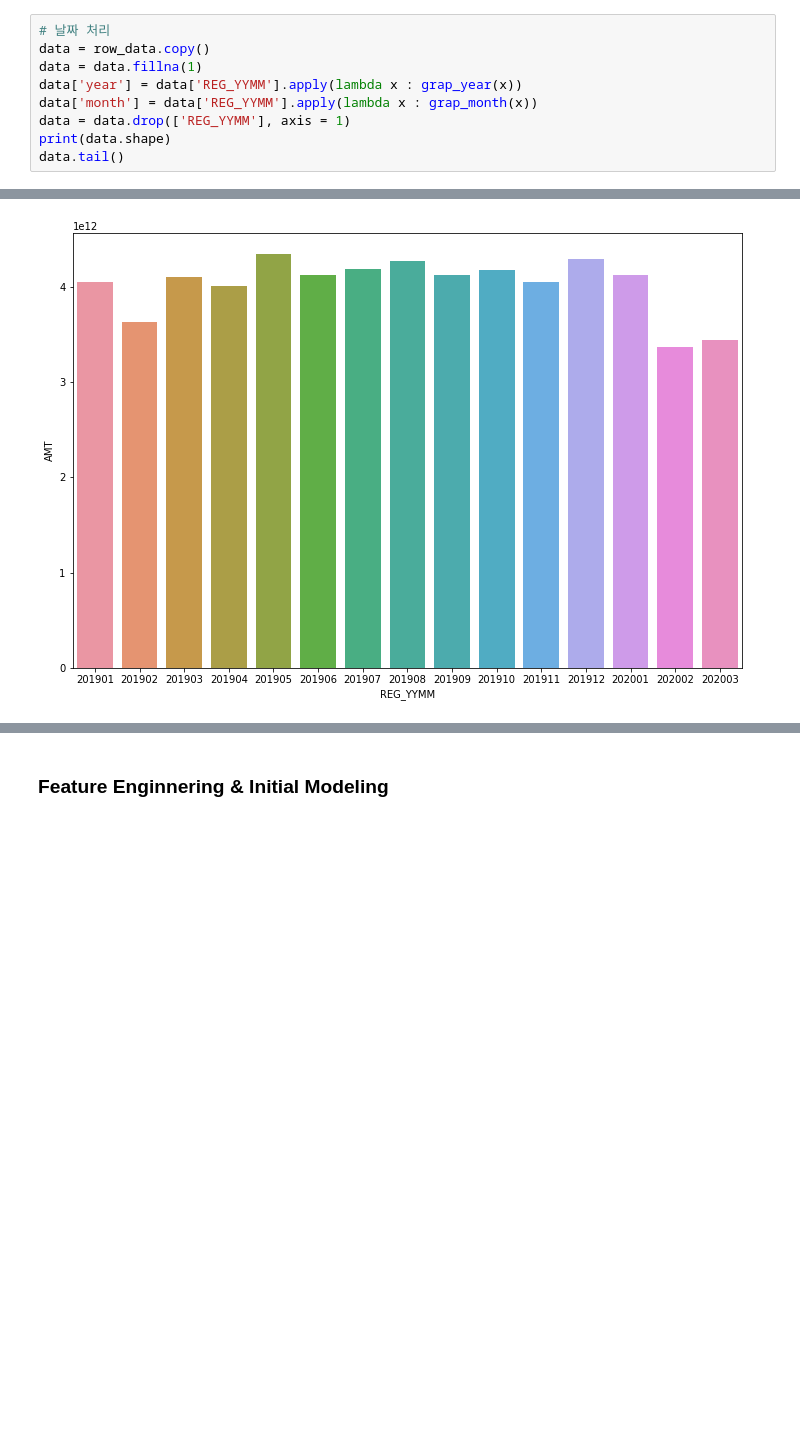
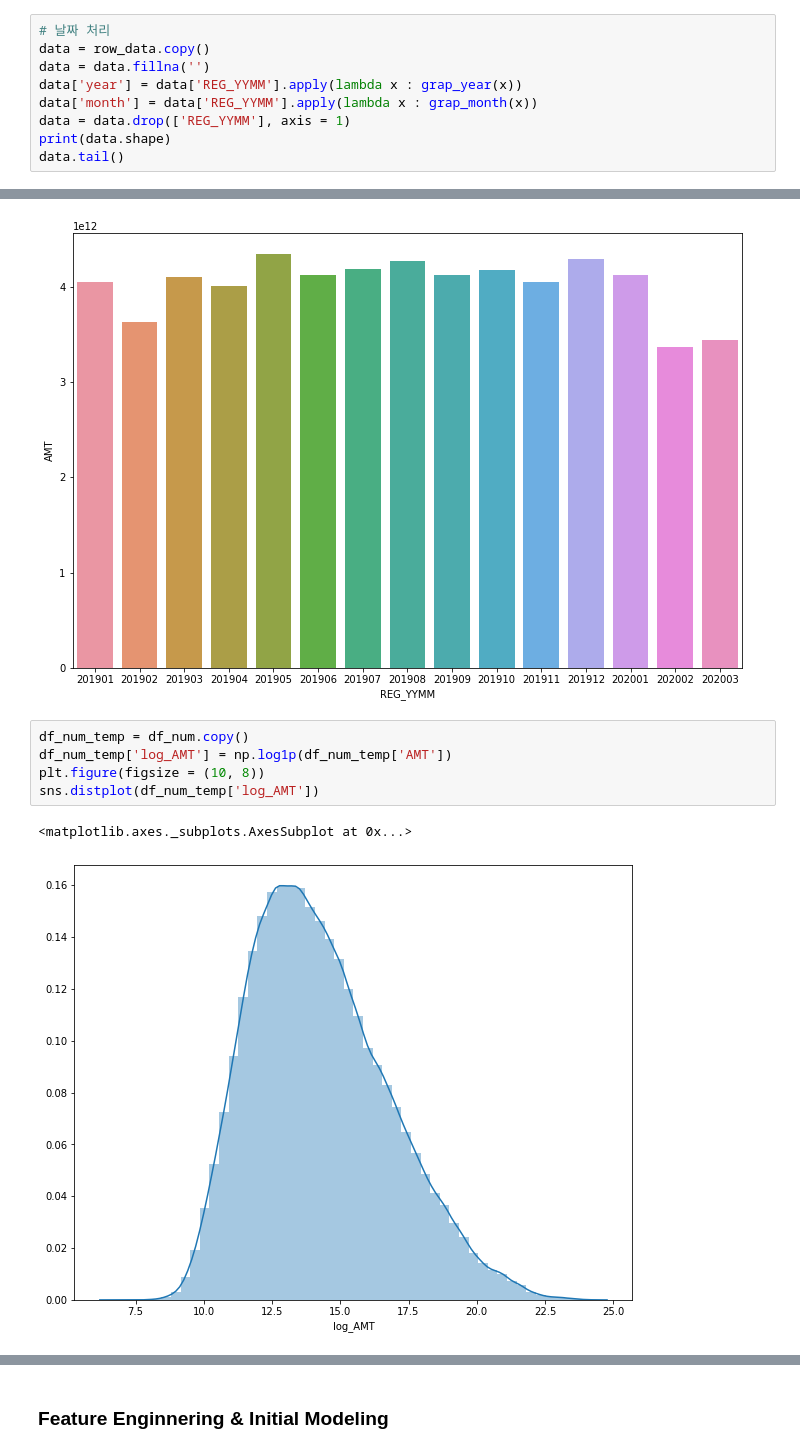
Before and after one commit to kim-bo-saeng/dacon_jeju, a Jupyter notebook: jeju_data_analysis.ipynb, the cells around one changed output, grey strips where cells are left out. Cells and saved outputs as stored; diff of their text form; blank space fills up the shorter version.

```diff
--- a/jeju_data_analysis.ipynb
+++ b/jeju_data_analysis.ipynb
@@ -45,7 +49,7 @@ def grap_month(data):
 # %%
 # 날짜 처리
 data = row_data.copy()
-data = data.fillna(1)
+data = data.fillna('')
 data['year'] = data['REG_YYMM'].apply(lambda x : grap_year(x))
 data['month'] = data['REG_YYMM'].apply(lambda x : grap_month(x))
 data = data.drop(['REG_YYMM'], axis = 1)
@@ -199,3 +171,11 @@ sns.barplot(data = row_df, x = 'REG_YYMM', y = 'AMT', estimator= np.sum )
 # %% [output]
 <matplotlib.axes._subplots.AxesSubplot at 0x...>
 [figure]
+# %%
+df_num_temp = df_num.copy()
+df_num_temp['log_AMT'] = np.log1p(df_num_temp['AMT'])
+plt.figure(figsize = (10, 8))
+sns.distplot(df_num_temp['log_AMT'])
+# %% [output]
+<matplotlib.axes._subplots.AxesSubplot at 0x...>
+[figure, added]
```
Also changed, not shown: parts of 14 cells of this notebook.
